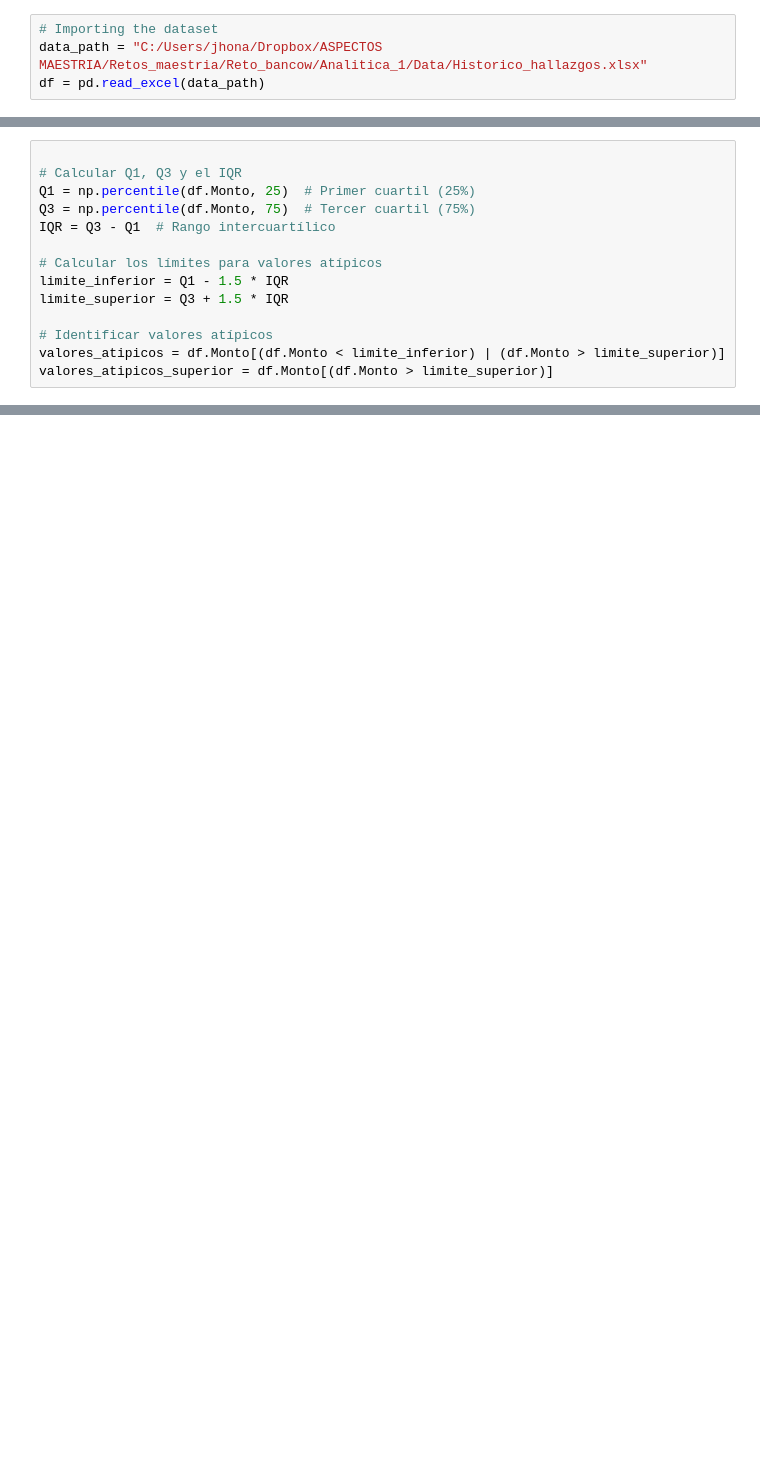
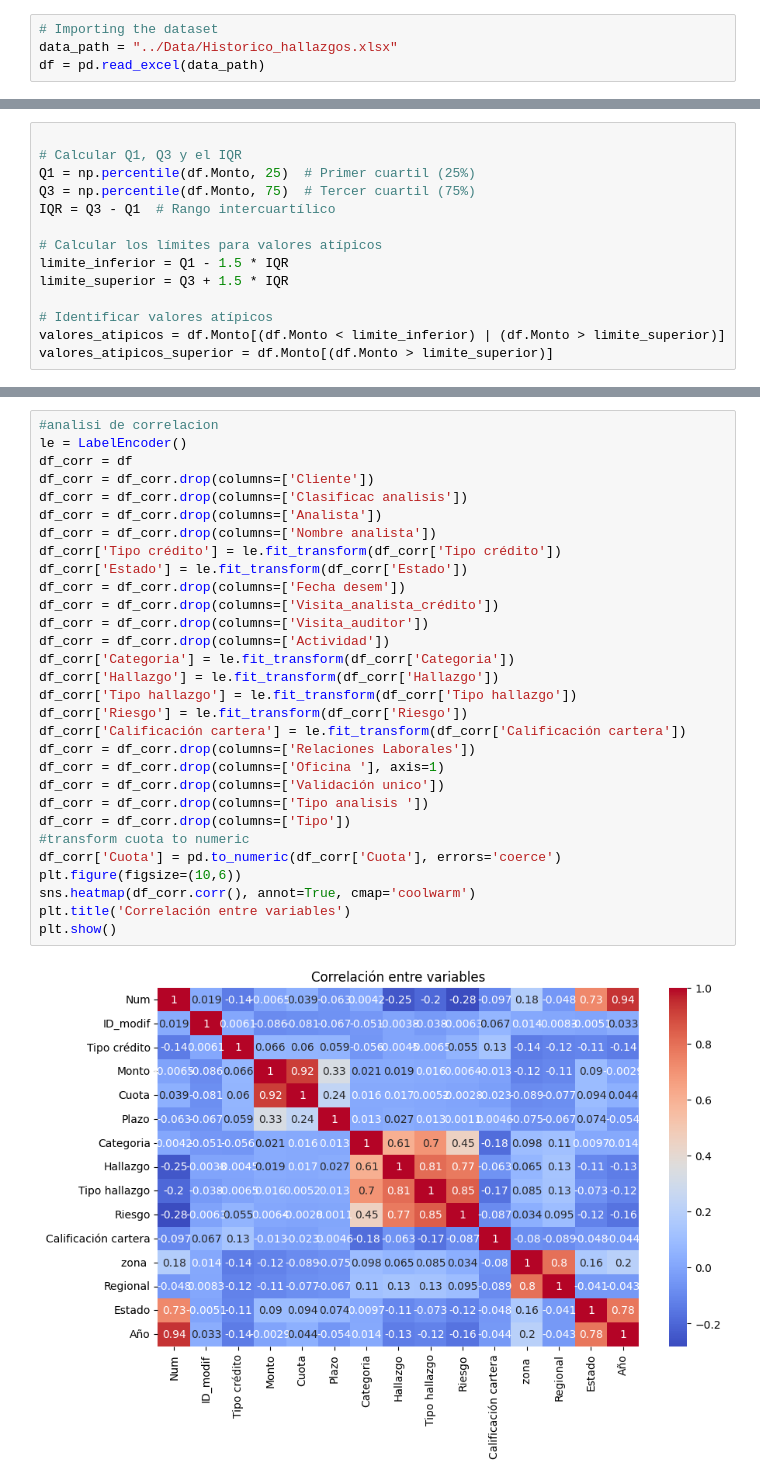
Before and after one commit to MateoSilvaLasso/Analitica_1, a Jupyter notebook: otros_archivos/sesion_27_02_2025.ipynb, the cells around one changed output, grey strips where cells are left out. Saved outputs shown, nothing was run; the diff lists cells and outputs as text; blank space fills up the shorter version.

```diff
--- a/otros_archivos/sesion_27_02_2025.ipynb
+++ b/otros_archivos/sesion_27_02_2025.ipynb
@@ -16,6 +34,6 @@ import os
 # %%
 # Importing the dataset
-data_path = "C:/Users/jhona/Dropbox/ASPECTOS MAESTRIA/Retos_maestria/Reto_bancow/Analitica_1/Data/Historico_hallazgos.xlsx"
+data_path = "../Data/Historico_hallazgos.xlsx"
 df = pd.read_excel(data_path)
 # %%
 df.head()
@@ -99,0 +222,32 @@ df.groupby(by="Año").agg(
+# %%
+#analisi de correlacion
+le = LabelEncoder()
+df_corr = df
+df_corr = df_corr.drop(columns=['Cliente'])
+df_corr = df_corr.drop(columns=['Clasificac analisis'])
+df_corr = df_corr.drop(columns=['Analista'])
+df_corr = df_corr.drop(columns=['Nombre analista'])
+df_corr['Tipo crédito'] = le.fit_transform(df_corr['Tipo crédito'])
+df_corr['Estado'] = le.fit_transform(df_corr['Estado'])
+df_corr = df_corr.drop(columns=['Fecha desem'])
+df_corr = df_corr.drop(columns=['Visita_analista_crédito'])
+df_corr = df_corr.drop(columns=['Visita_auditor'])
+df_corr = df_corr.drop(columns=['Actividad'])
+df_corr['Categoria'] = le.fit_transform(df_corr['Categoria'])
+df_corr['Hallazgo'] = le.fit_transform(df_corr['Hallazgo'])
+df_corr['Tipo hallazgo'] = le.fit_transform(df_corr['Tipo hallazgo'])
+df_corr['Riesgo'] = le.fit_transform(df_corr['Riesgo'])
+df_corr['Calificación cartera'] = le.fit_transform(df_corr['Calificación cartera'])
+df_corr = df_corr.drop(columns=['Relaciones Laborales'])
+df_corr = df_corr.drop(columns=['Oficina '], axis=1)
+df_corr = df_corr.drop(columns=['Validación unico'])
+df_corr = df_corr.drop(columns=['Tipo analisis '])
+df_corr = df_corr.drop(columns=['Tipo'])
+#transform cuota to numeric
+df_corr['Cuota'] = pd.to_numeric(df_corr['Cuota'], errors='coerce')
+plt.figure(figsize=(10,6))
+sns.heatmap(df_corr.corr(), annot=True, cmap='coolwarm')
+plt.title('Correlación entre variables')
+plt.show()
+# %% [output]
+[figure, added]
```
Also changed, not shown: parts of 17 cells of this notebook.
